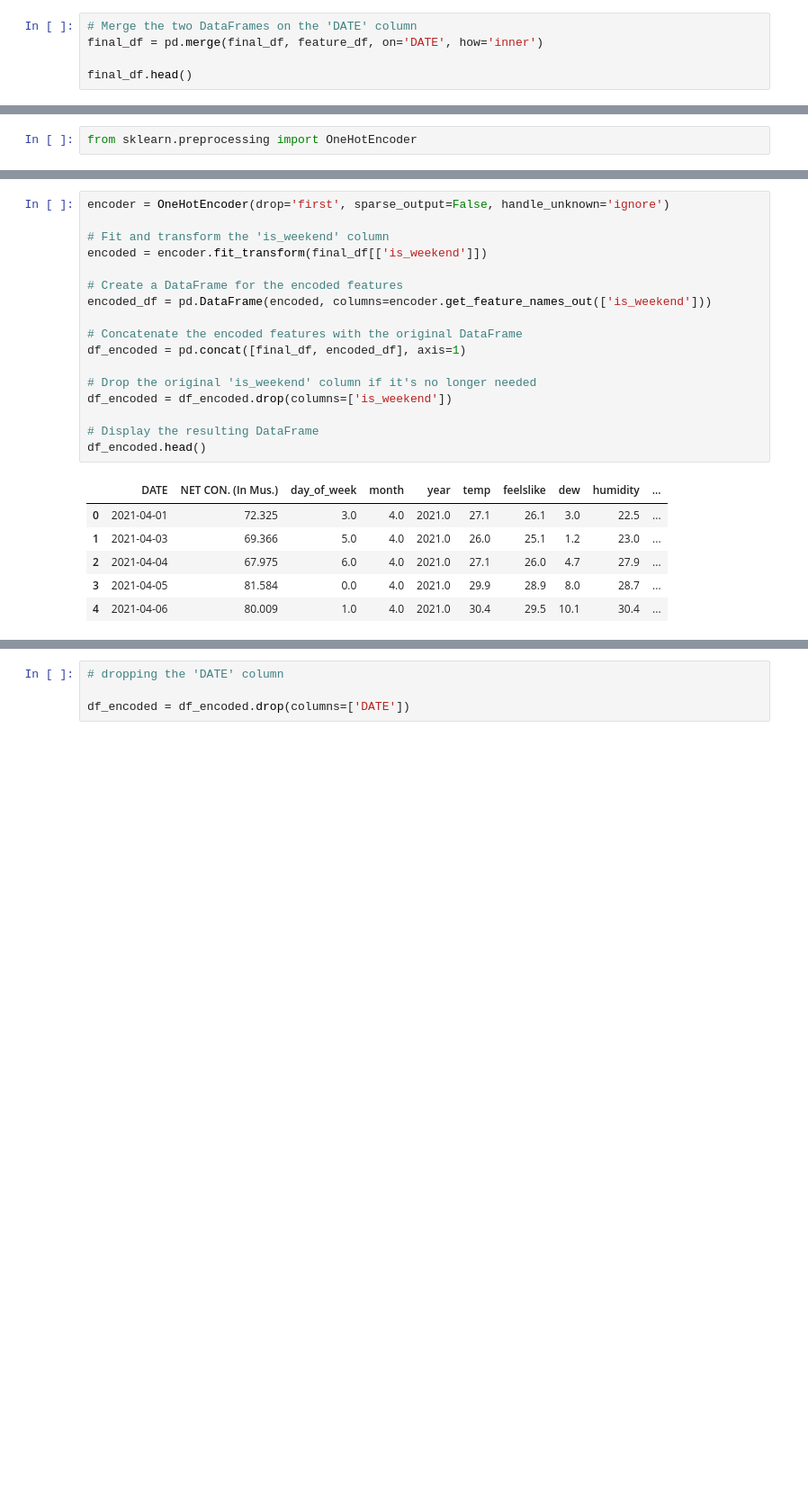
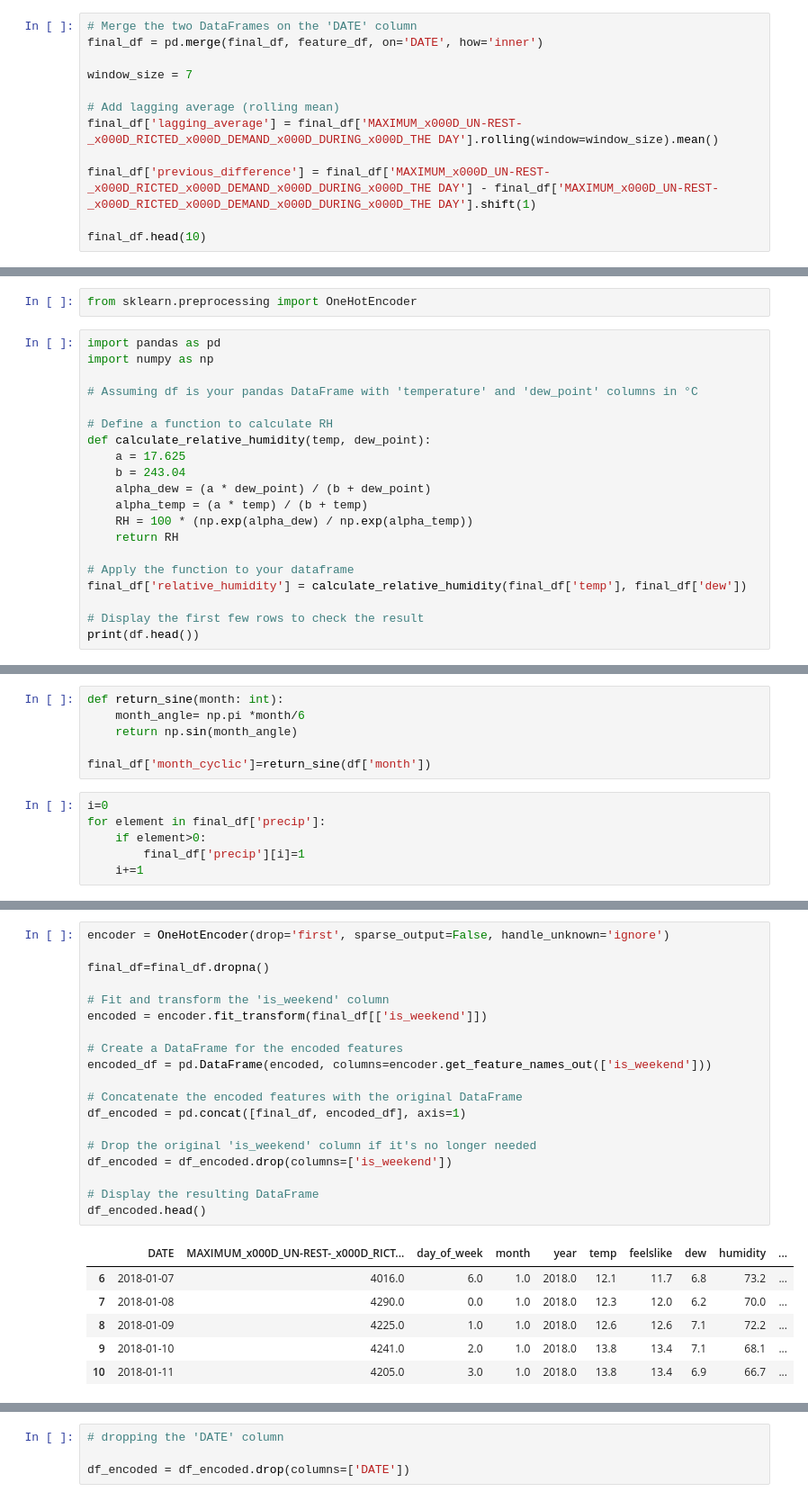
Before and after one commit to iamanasmit/SIH_Delhi_Power_Predictor, a Jupyter notebook: Main.ipynb, the cells around one changed output, grey strips where cells are left out. Shown at 90% size. Drawn from its saved outputs; the diff is of its cells as text; blank space fills up the shorter version.

```diff
--- a/Main.ipynb
+++ b/Main.ipynb
@@ -134,5 +116,12 @@ feature_df.head()
 # Merge the two DataFrames on the 'DATE' column
 final_df = pd.merge(final_df, feature_df, on='DATE', how='inner')
 
-final_df.head()
+window_size = 7
+
+# Add lagging average (rolling mean)
+final_df['lagging_average'] = final_df['MAXIMUM_x000D_UN-REST-_x000D_RICTED_x000D_DEMAND_x000D_DURING_x000D_THE DAY'].rolling(window=window_size).mean()
+
+final_df['previous_difference'] = final_df['MAXIMUM_x000D_UN-REST-_x000D_RICTED_x000D_DEMAND_x000D_DURING_x000D_THE DAY'] - final_df['MAXIMUM_x000D_UN-REST-_x000D_RICTED_x000D_DEMAND_x000D_DURING_x000D_THE DAY'].shift(1)
+
+final_df.head(10)
 # %% [output]
@@ -146,3 +142,23 @@ final_df.head()
 # Pre-Processing of this final Dataset (Encoding)
 # %%
 from sklearn.preprocessing import OneHotEncoder
+# %%
+import pandas as pd
+import numpy as np
+
+# Assuming df is your pandas DataFrame with 'temperature' and 'dew_point' columns in °C
+
+# Define a function to calculate RH
+def calculate_relative_humidity(temp, dew_point):
+    a = 17.625
+    b = 243.04
+    alpha_dew = (a * dew_point) / (b + dew_point)
+    alpha_temp = (a * temp) / (b + temp)
+    RH = 100 * (np.exp(alpha_dew) / np.exp(alpha_temp))
+    return RH
+
+# Apply the function to your dataframe
+final_df['relative_humidity'] = calculate_relative_humidity(final_df['temp'], final_df['dew'])
+
+# Display the first few rows to check the result
+print(df.head())
@@ -148,0 +183,12 @@ from sklearn.preprocessing import OneHotEncoder
+# %%
+def return_sine(month: int):
+    month_angle= np.pi *month/6
+    return np.sin(month_angle)
+
+final_df['month_cyclic']=return_sine(df['month'])
+# %%
+i=0
+for element in final_df['precip']:
+    if element>0:
+        final_df['precip'][i]=1
+    i+=1
@@ -149,24 +213,26 @@ from sklearn.preprocessing import OneHotEncoder
 # %%
 encoder = OneHotEncoder(drop='first', sparse_output=False, handle_unknown='ignore')
+
+final_df=final_df.dropna()
 
 # Fit and transform the 'is_weekend' column
 encoded = encoder.fit_transform(final_df[['is_weekend']])
 
 # Create a DataFrame for the encoded features
 encoded_df = pd.DataFrame(encoded, columns=encoder.get_feature_names_out(['is_weekend']))
 
 # Concatenate the encoded features with the original DataFrame
 df_encoded = pd.concat([final_df, encoded_df], axis=1)
 
 # Drop the original 'is_weekend' column if it's no longer needed
 df_encoded = df_encoded.drop(columns=['is_weekend'])
 
 # Display the resulting DataFrame
 df_encoded.head()
 # %% [output]
-|  | DATE | NET CON. (In Mus.) | day_of_week | month | year | temp | feelslike | dew | humidity | ... |
-| 0 | 2021-04-01 | 72.325 | 3.0 | 4.0 | 2021.0 | 27.1 | 26.1 | 3.0 | 22.5 | ... |
-| 1 | 2021-04-03 | 69.366 | 5.0 | 4.0 | 2021.0 | 26.0 | 25.1 | 1.2 | 23.0 | ... |
-| 2 | 2021-04-04 | 67.975 | 6.0 | 4.0 | 2021.0 | 27.1 | 26.0 | 4.7 | 27.9 | ... |
-| 3 | 2021-04-05 | 81.584 | 0.0 | 4.0 | 2021.0 | 29.9 | 28.9 | 8.0 | 28.7 | ... |
-| 4 | 2021-04-06 | 80.009 | 1.0 | 4.0 | 2021.0 | 30.4 | 29.5 | 10.1 | 30.4 | ... |
+|  | DATE | MAXIMUM_x000D_UN-REST-_x000D_RICT... | day_of_week | month | year | temp | feelslike | dew | humidity | ... |
+| 6 | 2018-01-07 | 4016.0 | 6.0 | 1.0 | 2018.0 | 12.1 | 11.7 | 6.8 | 73.2 | ... |
+| 7 | 2018-01-08 | 4290.0 | 0.0 | 1.0 | 2018.0 | 12.3 | 12.0 | 6.2 | 70.0 | ... |
+| 8 | 2018-01-09 | 4225.0 | 1.0 | 1.0 | 2018.0 | 12.6 | 12.6 | 7.1 | 72.2 | ... |
+| 9 | 2018-01-10 | 4241.0 | 2.0 | 1.0 | 2018.0 | 13.8 | 13.4 | 7.1 | 68.1 | ... |
+| 10 | 2018-01-11 | 4205.0 | 3.0 | 1.0 | 2018.0 | 13.8 | 13.4 | 6.9 | 66.7 | ... |
```
Also changed, not shown: parts of 38 cells of this notebook, 18 other files.
